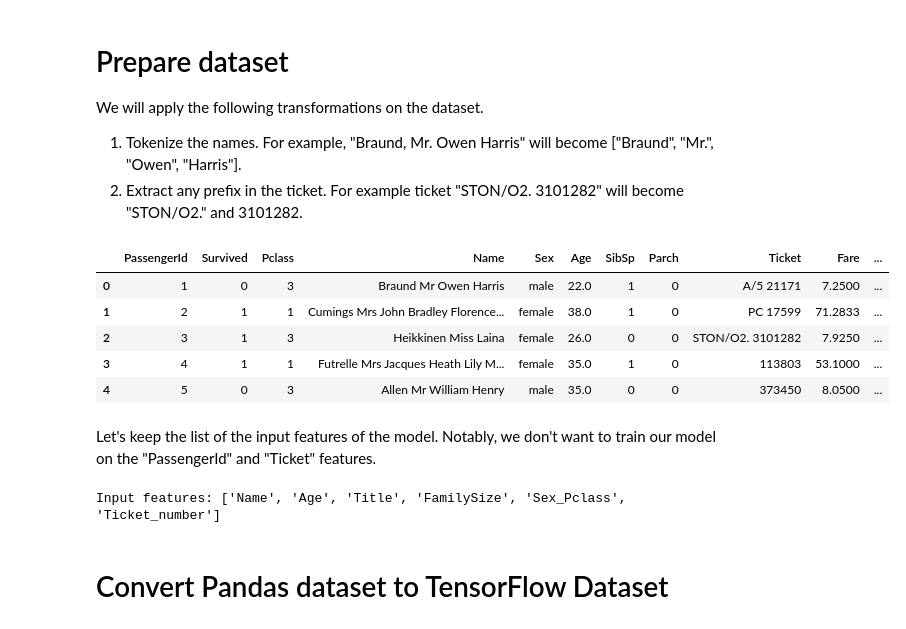
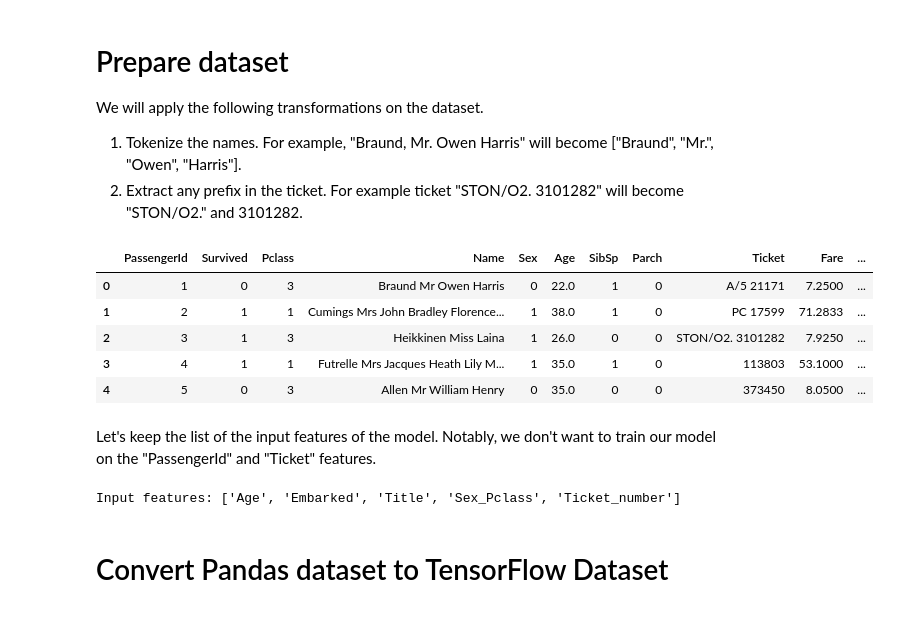
Before and after one commit to Yuka0625/kaggle_titanic, a Jupyter notebook: kaggle-titanic-w-tensorflow-decision-forests.ipynb, the cells around one changed output. Drawn from its saved outputs; the diff is of its cells as text; code cells hidden in the pictures.

```diff
--- a/kaggle-titanic-w-tensorflow-decision-forests.ipynb
+++ b/kaggle-titanic-w-tensorflow-decision-forests.ipynb
@@ -44,0 +62,7 @@ train_df.head(10)
+# %%
+#最頻値で埋める
+train_df["Age"] = train_df["Age"].fillna(train_df["Age"].mode()[0])
+train_df["Cabin"] = train_df["Cabin"].fillna(train_df["Cabin"].mode()[0])
+train_df["Embarked"] = train_df["Embarked"].fillna(train_df["Embarked"].mode()[0])
+#再度確認
+train_df.isnull().sum()
@@ -44,0 +83,5 @@ train_df.head(10)
+# %%
+#性別を数字にする
+sex_map = {'male': 0, 'female': 1}
+train_df['Sex'] = train_df['Sex'].map(sex_map)
+train_df.head(10)
@@ -44,0 +163,7 @@ train_df.head(10)
+# %%
+#最頻値で埋める
+serving_df["Age"] = serving_df["Age"].fillna(serving_df["Age"].mode()[0])
+serving_df["Fare"] = serving_df["Fare"].fillna(serving_df["Fare"].mode()[0])
+serving_df["Cabin"] = serving_df["Cabin"].fillna(serving_df["Cabin"].mode()[0])
+#再度確認
+serving_df.isnull().sum()
@@ -56,66 +194,41 @@ def preprocess(df):
     def normalize_name(x):
         return " ".join([v.strip(",()[].\"'") for v in x.split(" ")])
 
     def ticket_number(x):
         return x.split(" ")[-1]
-
-    def ticket_item(x):
-        items = x.split(" ")
-        if len(items) == 1:
-            return "NONE"
-        return "_".join(items[0:-1])
 
     def get_title(name):
         title = name.split(",")[1].split(".")[0].strip()
         rare_titles = ["Lady","Countess","Capt","Col","Don","Dr",
                        "Major","Rev","Sir","Jonkheer","Dona"]
         if title in rare_titles:
             return "Rare"
         mapping = {"Mlle":"Miss","Ms":"Miss","Mme":"Mrs"}
         return mapping.get(title, title)
 
     df["Title"] = df["Name"].apply(get_title)
 
-    # FamilySize: +1でバグ修正済み（本人を含む人数）
-    df["FamilySize"] = df["SibSp"] + df["Parch"] + 1
-    #df["IsAlone"] = (df["FamilySize"] == 1).astype(int)
+    # Sex と Pclass を文字列として結合してから Sex を数値にマッピングする
+    df["Sex_Pclass"] = df["Sex"].astype(str) + "_" + df["Pclass"].astype(str)
 
-    df["Sex_Pclass"] = df["Sex"] + "_" + df["Pclass"].astype(str)
-
-    #df["Deck"] = df["Cabin"].astype(str).str[0]
-    #df["HasCabin"] = df["Cabin"].notna().astype(int)
-
-    #df["FarePerPerson"] = df["Fare"] / df["FamilySize"]
-
-    #df["IsChild"] = (df["Age"] < 16).astype(int)
-
-    #df["NameLength"] = df["Name"].apply(len)
-
-    # Age補完は行わない。TF-DFのネイティブ欠損値処理に任せる
 
     df["Name"] = df["Name"].apply(normalize_name)
     df["Ticket_number"] = df["Ticket"].apply(ticket_number)
-    #df["Ticket_item"] = df["Ticket"].apply(ticket_item)
-
-    # チケットのグループサイズ（trainとtestで別々に計算せず、まとめて計算する場合は
-    # preprocess()の外でconcatしてから計算する必要あり。ここでは単体df内で計算。）
-    #ticket_counts = df["Ticket"].value_counts()
-    #df["TicketGroupSize"] = df["Ticket"].map(ticket_counts)
 
     return df
 
-
+# データの読み込み直後（欠損値埋めの後など）に、そのまま preprocess を呼ぶ
 preprocessed_train_df = preprocess(train_df)
 preprocessed_serving_df = preprocess(serving_df)
 
 preprocessed_train_df.head(5)
 # %% [output]
 |  | PassengerId | Survived | Pclass | Name | Sex | Age | SibSp | Parch | Ticket | Fare | ... |
-| 0 | 1 | 0 | 3 | Braund Mr Owen Harris | male | 22.0 | 1 | 0 | A/5 21171 | 7.2500 | ... |
-| 1 | 2 | 1 | 1 | Cumings Mrs John Bradley Florence... | female | 38.0 | 1 | 0 | PC 17599 | 71.2833 | ... |
-| 2 | 3 | 1 | 3 | Heikkinen Miss Laina | female | 26.0 | 0 | 0 | STON/O2. 3101282 | 7.9250 | ... |
-| 3 | 4 | 1 | 1 | Futrelle Mrs Jacques Heath Lily M... | female | 35.0 | 1 | 0 | 113803 | 53.1000 | ... |
-| 4 | 5 | 0 | 3 | Allen Mr William Henry | male | 35.0 | 0 | 0 | 373450 | 8.0500 | ... |
+| 0 | 1 | 0 | 3 | Braund Mr Owen Harris | 0 | 22.0 | 1 | 0 | A/5 21171 | 7.2500 | ... |
+| 1 | 2 | 1 | 1 | Cumings Mrs John Bradley Florence... | 1 | 38.0 | 1 | 0 | PC 17599 | 71.2833 | ... |
+| 2 | 3 | 1 | 3 | Heikkinen Miss Laina | 1 | 26.0 | 0 | 0 | STON/O2. 3101282 | 7.9250 | ... |
+| 3 | 4 | 1 | 1 | Futrelle Mrs Jacques Heath Lily M... | 1 | 35.0 | 1 | 0 | 113803 | 53.1000 | ... |
+| 4 | 5 | 0 | 3 | Allen Mr William Henry | 0 | 35.0 | 0 | 0 | 373450 | 8.0500 | ... |
 # %% [markdown]
 Let's keep the list of the input features of the model. Notably, we don't want to train our model on the "PassengerId" and "Ticket" features.
 # %%
@@ -124,17 +237,18 @@ input_features.remove("Ticket")
 input_features.remove("PassengerId")
 input_features.remove("Survived")
 #input_features.remove("Ticket_number")
-input_features.remove("Embarked")
+#input_features.remove("Embarked")
 input_features.remove("Cabin")
 input_features.remove("Sex")
 input_features.remove("Pclass")
 input_features.remove("SibSp")
 input_features.remove("Parch")
 input_features.remove("Fare")
+input_features.remove("Name")
 
 print(f"Input features: {input_features}")
 # %% [output]
-Input features: ['Name', 'Age', 'Title', 'FamilySize', 'Sex_Pclass', 'Ticket_number']
+Input features: ['Age', 'Embarked', 'Title', 'Sex_Pclass', 'Ticket_number']
 # %% [markdown]
 # Convert Pandas dataset to TensorFlow Dataset
 # %%
```
Also changed, not shown: parts of 15 cells of this notebook.
